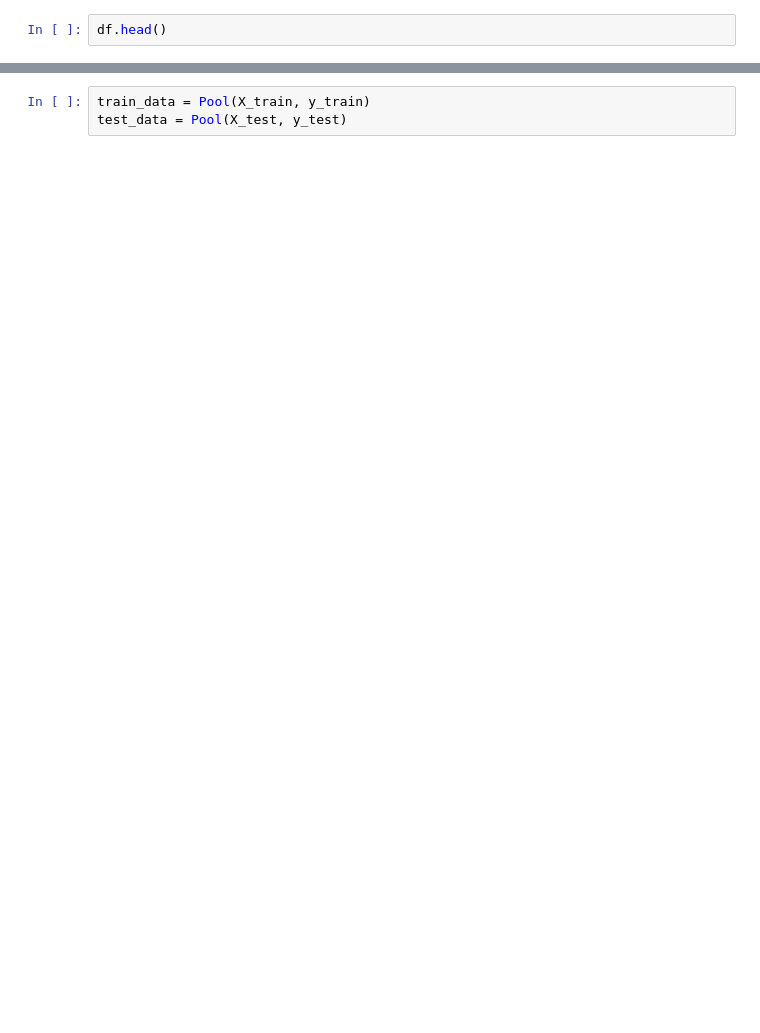
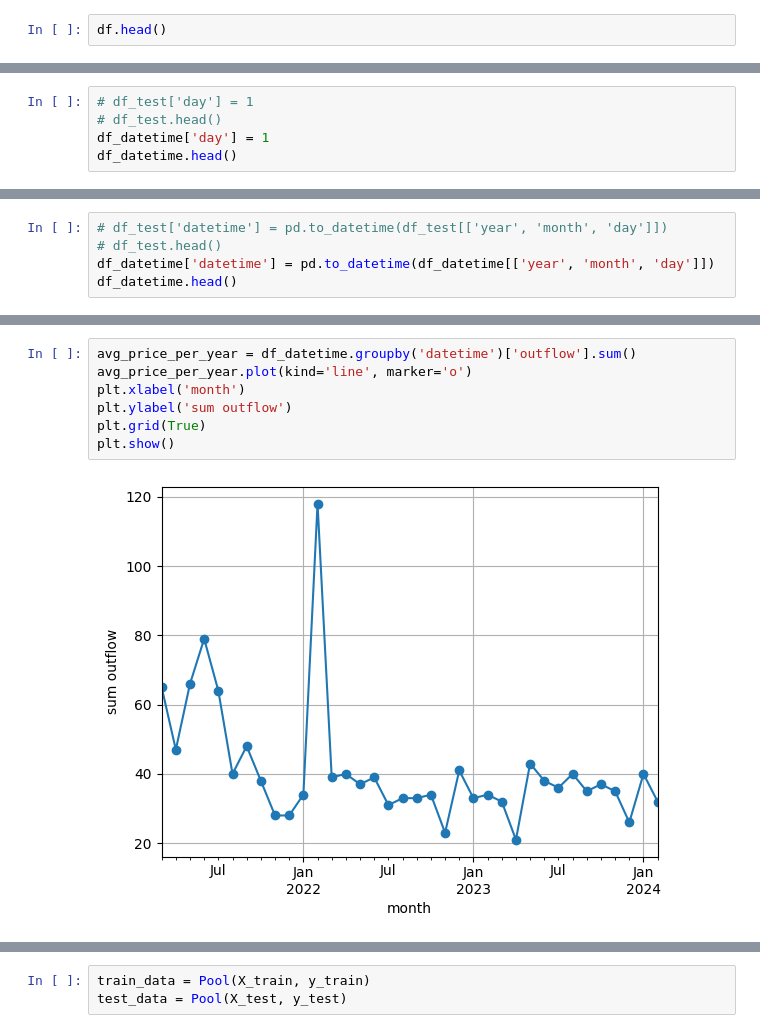
Before and after one commit to KONF1GG/ML_outflow_fridom, a Jupyter notebook: learning_machine.ipynb, the cells around one changed output, grey strips where cells are left out. Cells and saved outputs as stored; diff of their text form; blank space fills up the shorter version.

```diff
--- a/learning_machine.ipynb
+++ b/learning_machine.ipynb
@@ -18,0 +60,5 @@ df.head()
+# %%
+# df_test['day'] = 1
+# df_test.head()
+df_datetime['day'] = 1
+df_datetime.head()
@@ -18,0 +73,5 @@ df.head()
+# %%
+# df_test['datetime'] = pd.to_datetime(df_test[['year', 'month', 'day']])
+# df_test.head()
+df_datetime['datetime'] = pd.to_datetime(df_datetime[['year', 'month', 'day']])
+df_datetime.head()
@@ -18,0 +106,9 @@ df.head()
+# %%
+avg_price_per_year = df_datetime.groupby('datetime')['outflow'].sum()
+avg_price_per_year.plot(kind='line', marker='o')
+plt.xlabel('month')
+plt.ylabel('sum outflow')
+plt.grid(True)
+plt.show()
+# %% [output]
+[figure, added]
```
Also changed, not shown: parts of 25 cells of this notebook, 19 other files.
